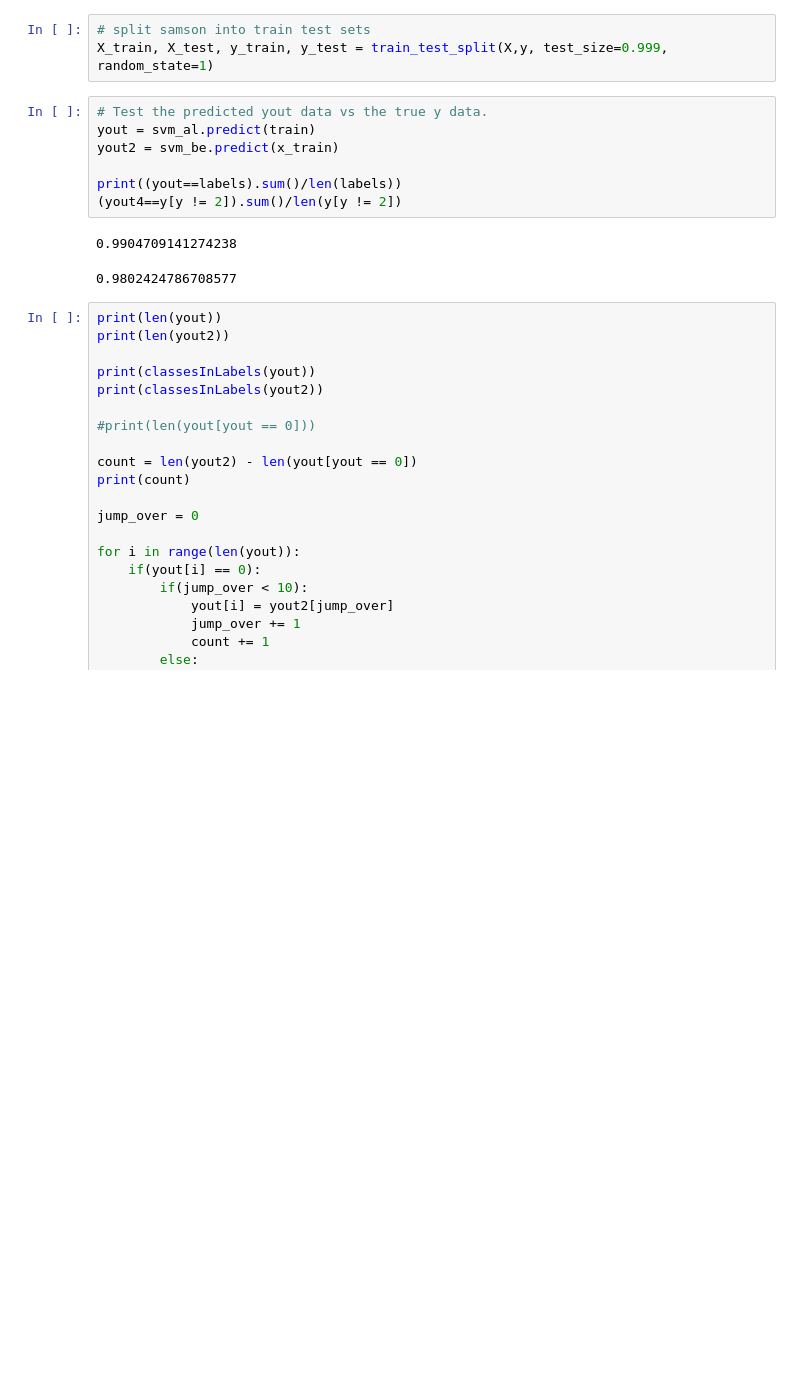
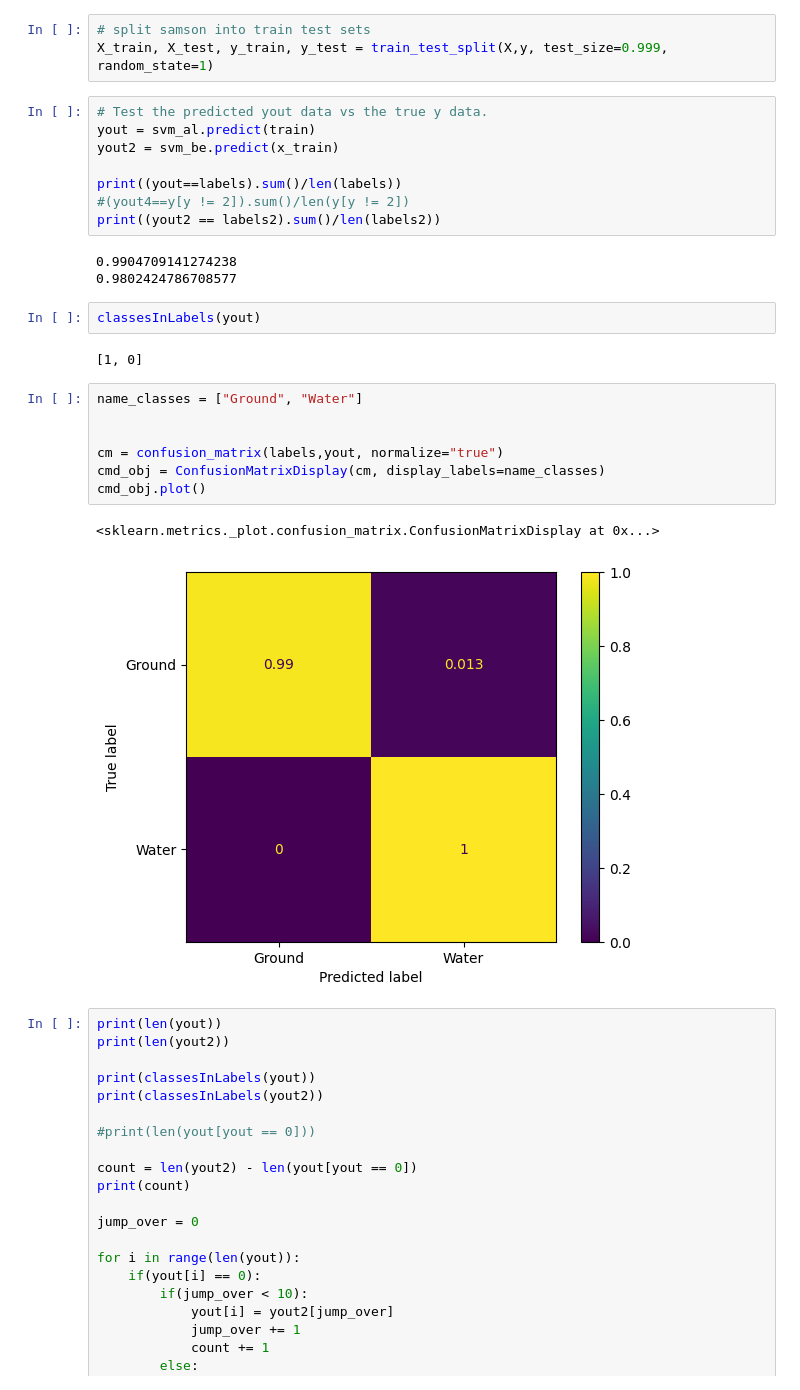
Before and after one commit to jonasroy/SVM_THESIS_PROJECT, a Jupyter notebook: Model/Model_Tree3.ipynb, the cells around one changed output. Drawn from its saved outputs; the diff is of its cells as text; blank space fills up the shorter version.

```diff
--- a/Model/Model_Tree3.ipynb
+++ b/Model/Model_Tree3.ipynb
@@ -232,10 +221,25 @@ yout = svm_al.predict(train)
 yout2 = svm_be.predict(x_train)
 
 print((yout==labels).sum()/len(labels))
-(yout4==y[y != 2]).sum()/len(y[y != 2])
+#(yout4==y[y != 2]).sum()/len(y[y != 2])
+print((yout2 == labels2).sum()/len(labels2))
 # %% [output]
 0.9904709141274238
+0.9802424786708577
-0.9802424786708577
+# %%
+classesInLabels(yout)
+# %% [output]
+[1, 0]
+# %%
+name_classes = ["Ground", "Water"]
+
+
+cm = confusion_matrix(labels,yout, normalize="true")
+cmd_obj = ConfusionMatrixDisplay(cm, display_labels=name_classes)
+cmd_obj.plot()
+# %% [output]
+<sklearn.metrics._plot.confusion_matrix.ConfusionMatrixDisplay at 0x...>
+[figure, added]
 # %%
 print(len(yout))
 print(len(yout2))
```
Also changed, not shown: parts of 16 cells of this notebook.
